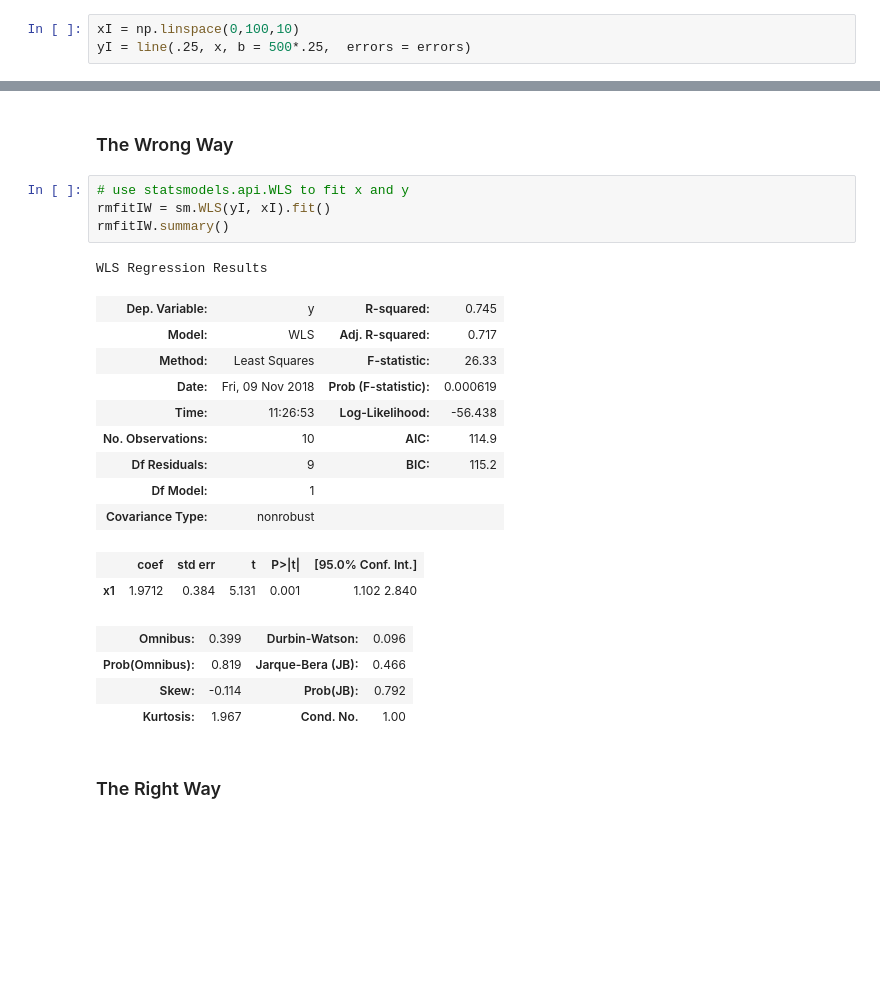
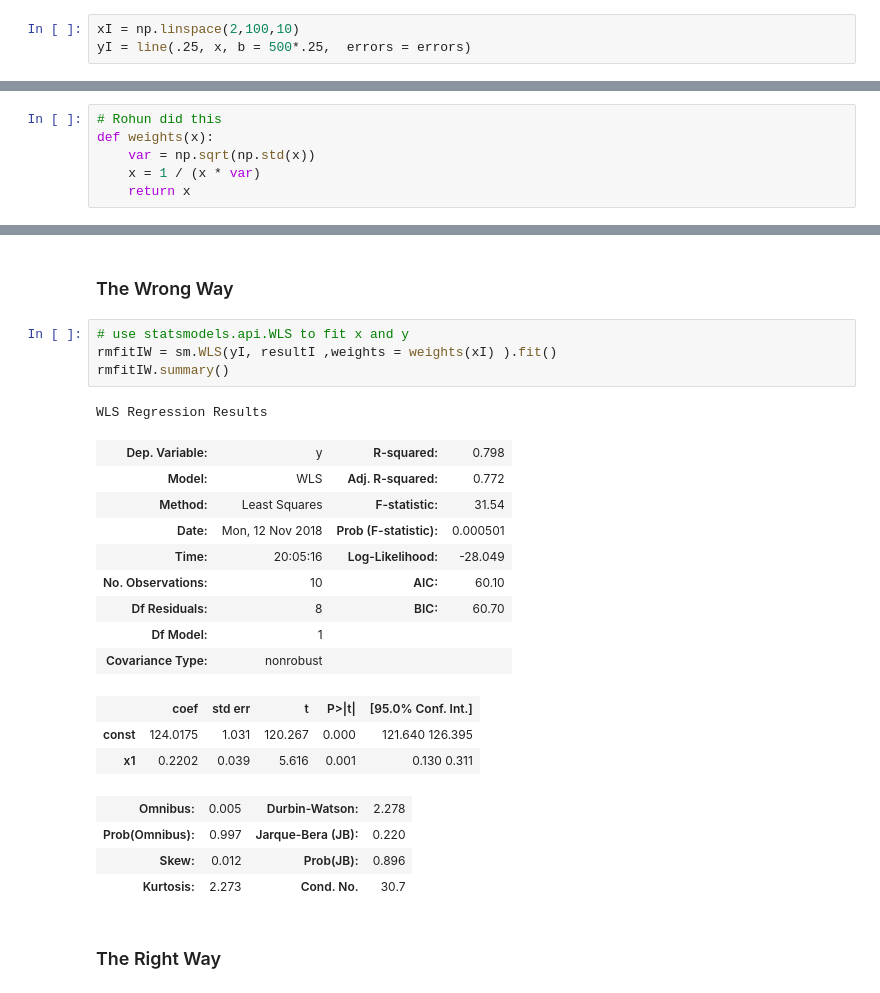
Before and after one commit to sarahJune1/PUI2018_sjs909, a Jupyter notebook: HW9_sjs909/Assignment2_sjs909.ipynb, the cells around one changed output, grey strips where cells are left out. Drawn from its saved outputs; the diff is of its cells as text; blank space fills up the shorter version.

```diff
--- a/HW9_sjs909/Assignment2_sjs909.ipynb
+++ b/HW9_sjs909/Assignment2_sjs909.ipynb
@@ -154,7 +153,7 @@ Both models look similar, where same points are above and below the line. Howeve
 # %% [markdown]
 ## 5. Create a line with a chosen slope and a chosen intercept >=100*slope and plot it with uncertainties as errorbars
 # %%
-xI = np.linspace(0,100,10)
+xI = np.linspace(2,100,10)
 yI = line(.25, x, b = 500*.25,  errors = errors)
 # %%
 fig = pl.figure(figsize=(10,10))
@@ -251,3 +250,9 @@ Now the wrong way totally looks off because we don't have an intercept defined f
 # %% [markdown]
 #### How to make the Weights?
 A rule of thumb is that the weights would be the inverse (remember: larger error must mean smaller weight) of the variance, which is the standard deviation square. Look at the error() function I create and design your weights array according to this rule
+# %%
+# Rohun did this
+def weights(x):
+    var = np.sqrt(np.std(x))
+    x = 1 / (x * var)
+    return x
@@ -287,25 +285,26 @@ rm = sm.WLS(y, x, weights = std(np.sqrt(xI)))
 ### The Wrong Way
 # %%
 # use statsmodels.api.WLS to fit x and y
-rmfitIW = sm.WLS(yI, xI).fit()
+rmfitIW = sm.WLS(yI, resultI ,weights = weights(xI) ).fit()
 rmfitIW.summary()
 # %% [output]
 WLS Regression Results
-| Dep. Variable: | y | R-squared: | 0.745 |
-| Model: | WLS | Adj. R-squared: | 0.717 |
-| Method: | Least Squares | F-statistic: | 26.33 |
-| Date: | Fri, 09 Nov 2018 | Prob (F-statistic): | 0.000619 |
-| Time: | 11:26:53 | Log-Likelihood: | -56.438 |
-| No. Observations: | 10 | AIC: | 114.9 |
-| Df Residuals: | 9 | BIC: | 115.2 |
+| Dep. Variable: | y | R-squared: | 0.798 |
+| Model: | WLS | Adj. R-squared: | 0.772 |
+| Method: | Least Squares | F-statistic: | 31.54 |
+| Date: | Mon, 12 Nov 2018 | Prob (F-statistic): | 0.000501 |
+| Time: | 20:05:16 | Log-Likelihood: | -28.049 |
+| No. Observations: | 10 | AIC: | 60.10 |
+| Df Residuals: | 8 | BIC: | 60.70 |
 | Df Model: | 1 |  |  |
 | Covariance Type: | nonrobust |  |  |
 |  | coef | std err | t | P>|t| | [95.0% Conf. Int.] |
-| x1 | 1.9712 | 0.384 | 5.131 | 0.001 | 1.102 2.840 |
+| const | 124.0175 | 1.031 | 120.267 | 0.000 | 121.640 126.395 |
+| x1 | 0.2202 | 0.039 | 5.616 | 0.001 | 0.130 0.311 |
-| Omnibus: | 0.399 | Durbin-Watson: | 0.096 |
-| Prob(Omnibus): | 0.819 | Jarque-Bera (JB): | 0.466 |
-| Skew: | -0.114 | Prob(JB): | 0.792 |
-| Kurtosis: | 1.967 | Cond. No. | 1.00 |
+| Omnibus: | 0.005 | Durbin-Watson: | 2.278 |
+| Prob(Omnibus): | 0.997 | Jarque-Bera (JB): | 0.220 |
+| Skew: | 0.012 | Prob(JB): | 0.896 |
+| Kurtosis: | 2.273 | Cond. No. | 30.7 |
 # %% [markdown]
 ### The Right Way
 # %%
```
Also changed, not shown: parts of 16 cells of this notebook, 4 other files.
